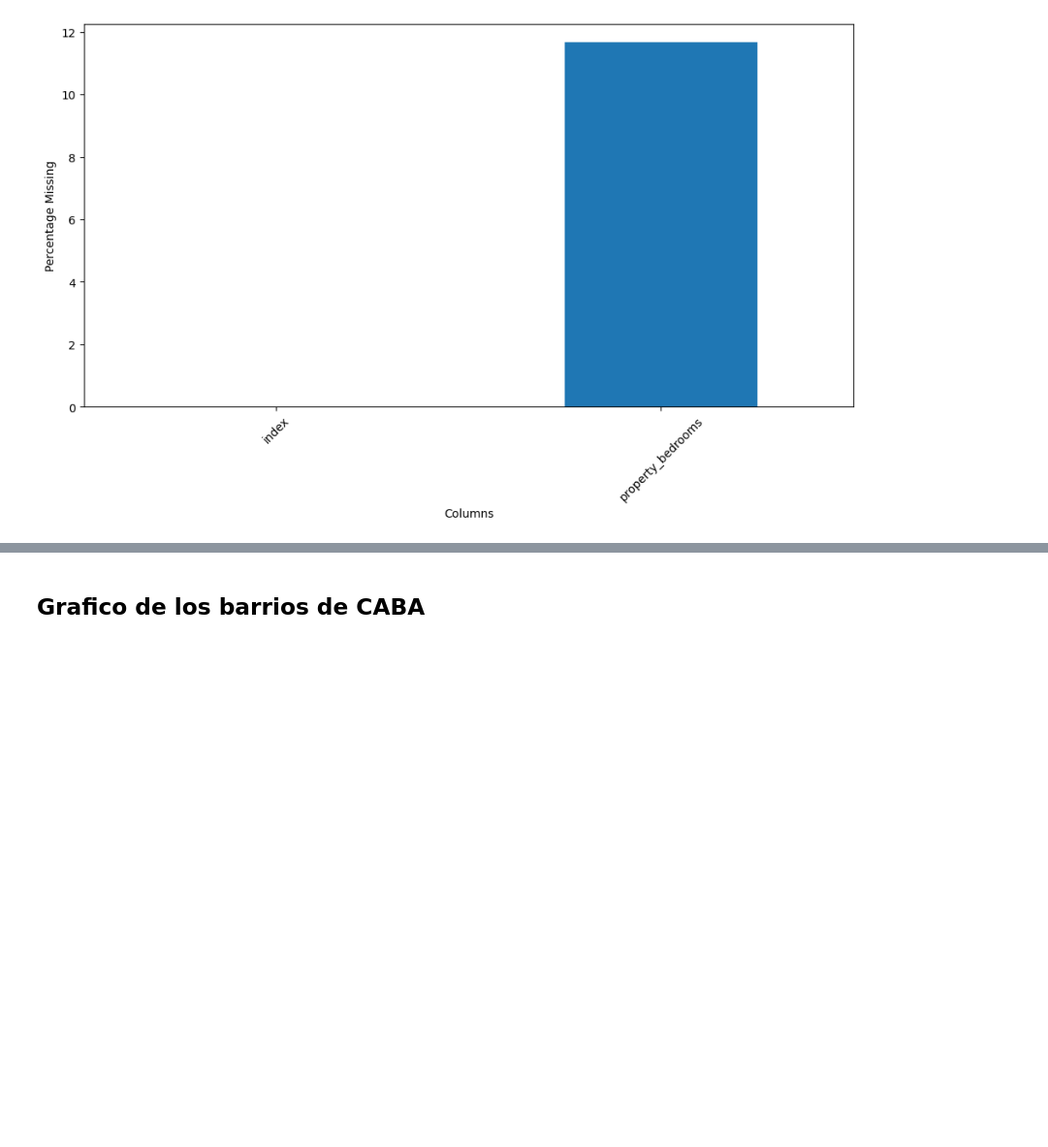
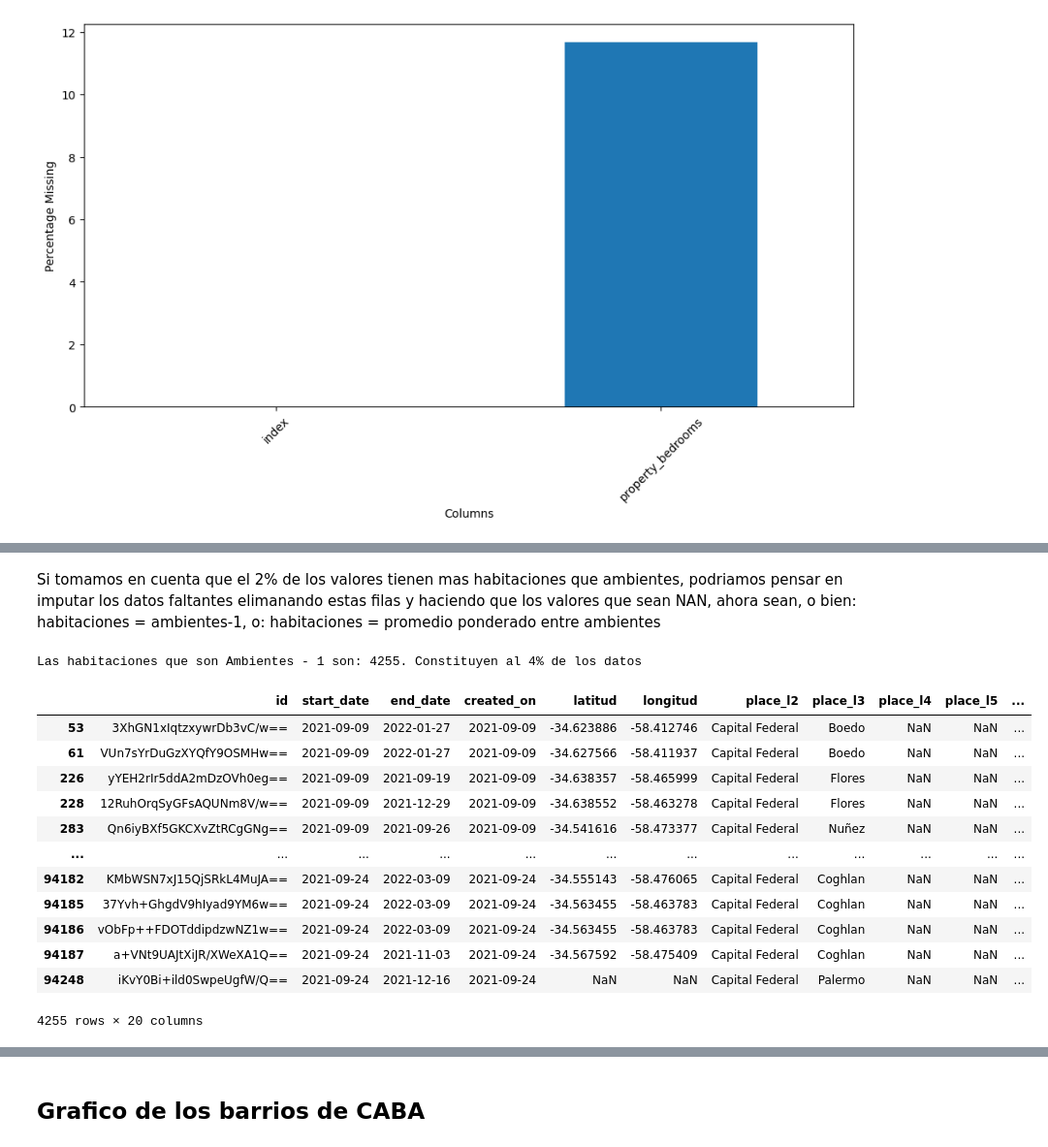
Before and after one commit to Naza26/7506R-2C2022-GRUPO01, a Jupyter notebook: 7506R_TP1_GRUPO1_ENTREGA.ipynb, the cells around one changed output, grey strips where cells are left out. Shown at 97% size. Drawn from its saved outputs; the diff is of its cells as text; code cells hidden in the pictures; blank space fills up the shorter version.

```diff
--- a/7506R_TP1_GRUPO1_ENTREGA.ipynb
+++ b/7506R_TP1_GRUPO1_ENTREGA.ipynb
@@ -934,3 +973,24 @@ dtype: float64
+# %% [markdown]
+Si tomamos en cuenta que el 2% de los valores tienen mas habitaciones que ambientes, podriamos pensar en imputar los datos faltantes elimanando estas filas y haciendo que los valores que sean NAN, ahora sean, o bien: habitaciones = ambientes-1, o: habitaciones = promedio ponderado entre ambientes
+# %%
+habitaciones_con_amb_menos_1 = ds_filtrado[ds_filtrado.property_rooms == (ds_filtrado.property_bedrooms + 1)]
+print(f"Las habitaciones que son Ambientes - 1 son: {len(habitaciones_con_amb_menos_1)}. Constituyen al {(len(habitaciones_con_amb_menos_1) * 100)//len(ds_filtrado.property_bedrooms)}% de los datos")
+habitaciones_con_amb_menos_1
+# %% [output]
+Las habitaciones que son Ambientes - 1 son: 4255. Constituyen al 4% de los datos
+|  | id | start_date | end_date | created_on | latitud | longitud | place_l2 | place_l3 | place_l4 | place_l5 | ... |
+| 53 | 3XhGN1xIqtzxywrDb3vC/w== | 2021-09-09 | 2022-01-27 | 2021-09-09 | -34.623886 | -58.412746 | Capital Federal | Boedo | NaN | NaN | ... |
+| 61 | VUn7sYrDuGzXYQfY9OSMHw== | 2021-09-09 | 2022-01-27 | 2021-09-09 | -34.627566 | -58.411937 | Capital Federal | Boedo | NaN | NaN | ... |
+| 226 | yYEH2rIr5ddA2mDzOVh0eg== | 2021-09-09 | 2021-09-19 | 2021-09-09 | -34.638357 | -58.465999 | Capital Federal | Flores | NaN | NaN | ... |
+| 228 | 12RuhOrqSyGFsAQUNm8V/w== | 2021-09-09 | 2021-12-29 | 2021-09-09 | -34.638552 | -58.463278 | Capital Federal | Flores | NaN | NaN | ... |
+| 283 | Qn6iyBXf5GKCXvZtRCgGNg== | 2021-09-09 | 2021-09-26 | 2021-09-09 | -34.541616 | -58.473377 | Capital Federal | Nuñez | NaN | NaN | ... |
+| ... | ... | ... | ... | ... | ... | ... | ... | ... | ... | ... | ... |
+| 94182 | KMbWSN7xJ15QjSRkL4MuJA== | 2021-09-24 | 2022-03-09 | 2021-09-24 | -34.555143 | -58.476065 | Capital Federal | Coghlan | NaN | NaN | ... |
+| 94185 | 37Yvh+GhgdV9hIyad9YM6w== | 2021-09-24 | 2022-03-09 | 2021-09-24 | -34.563455 | -58.463783 | Capital Federal | Coghlan | NaN | NaN | ... |
+| 94186 | vObFp++FDOTddipdzwNZ1w== | 2021-09-24 | 2022-03-09 | 2021-09-24 | -34.563455 | -58.463783 | Capital Federal | Coghlan | NaN | NaN | ... |
+| 94187 | a+VNt9UAJtXiJR/XWeXA1Q== | 2021-09-24 | 2021-11-03 | 2021-09-24 | -34.567592 | -58.475409 | Capital Federal | Coghlan | NaN | NaN | ... |
+| 94248 | iKvY0Bi+ild0SwpeUgfW/Q== | 2021-09-24 | 2021-12-16 | 2021-09-24 | NaN | NaN | Capital Federal | Palermo | NaN | NaN | ... |
+4255 rows × 20 columns
 # %%
 datos_a_reparar = ds_filtrado[['property_rooms', 'property_bedrooms']].reset_index()
 habitaciones_faltantes = datos_a_reparar[datos_a_reparar['property_bedrooms'].isna()]
```
Also changed, not shown: parts of 7 cells of this notebook.
